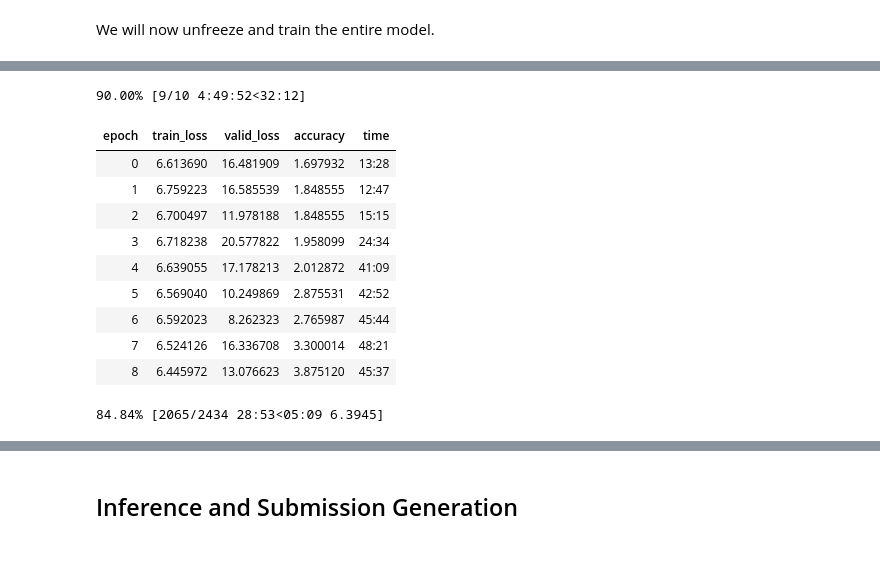
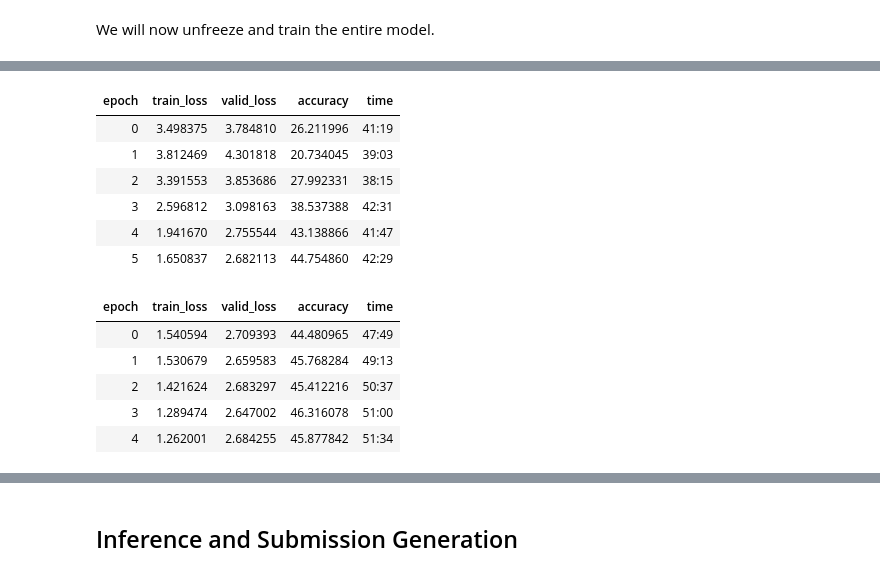
Before and after one commit to chengjiun/kaggle-2019Q3-cellular, a Jupyter notebook: Notebooks/rcic-rcic-fastai-starter-efficientnet.ipynb, the cells around one changed output, grey strips where cells are left out. Cells and saved outputs as stored; diff of their text form; code cells hidden in the pictures.

```diff
--- a/Notebooks/rcic-rcic-fastai-starter-efficientnet.ipynb
+++ b/Notebooks/rcic-rcic-fastai-starter-efficientnet.ipynb
@@ -773,16 +775,11 @@ Min loss divided by 10: 1.91E-07
 # %%
-learn.fit_one_cycle(10,slice(1e-6,2e-3))
+learn.fit_one_cycle(6,1e-3)
 # %% [output]
-90.00% [9/10 4:49:52<32:12]
 | epoch | train_loss | valid_loss | accuracy | time |
-| 0 | 6.613690 | 16.481909 | 1.697932 | 13:28 |
-| 1 | 6.759223 | 16.585539 | 1.848555 | 12:47 |
-| 2 | 6.700497 | 11.978188 | 1.848555 | 15:15 |
-| 3 | 6.718238 | 20.577822 | 1.958099 | 24:34 |
-| 4 | 6.639055 | 17.178213 | 2.012872 | 41:09 |
-| 5 | 6.569040 | 10.249869 | 2.875531 | 42:52 |
-| 6 | 6.592023 | 8.262323 | 2.765987 | 45:44 |
-| 7 | 6.524126 | 16.336708 | 3.300014 | 48:21 |
-| 8 | 6.445972 | 13.076623 | 3.875120 | 45:37 |
+| 0 | 3.498375 | 3.784810 | 26.211996 | 41:19 |
+| 1 | 3.812469 | 4.301818 | 20.734045 | 39:03 |
+| 2 | 3.391553 | 3.853686 | 27.992331 | 38:15 |
+| 3 | 2.596812 | 3.098163 | 38.537388 | 42:31 |
+| 4 | 1.941670 | 2.755544 | 43.138866 | 41:47 |
+| 5 | 1.650837 | 2.682113 | 44.754860 | 42:29 |
-84.84% [2065/2434 28:53<05:09 6.3945]
 # %%
@@ -790 +787,10 @@ learn.save('resnet34-stage-2')
 learn.export()
+# %%
+learn.fit_one_cycle(5,1e-4)
+# %% [output]
+| epoch | train_loss | valid_loss | accuracy | time |
+| 0 | 1.540594 | 2.709393 | 44.480965 | 47:49 |
+| 1 | 1.530679 | 2.659583 | 45.768284 | 49:13 |
+| 2 | 1.421624 | 2.683297 | 45.412216 | 50:37 |
+| 3 | 1.289474 | 2.647002 | 46.316078 | 51:00 |
+| 4 | 1.262001 | 2.684255 | 45.877842 | 51:34 |
```
Also changed, not shown: parts of 28 cells of this notebook.
